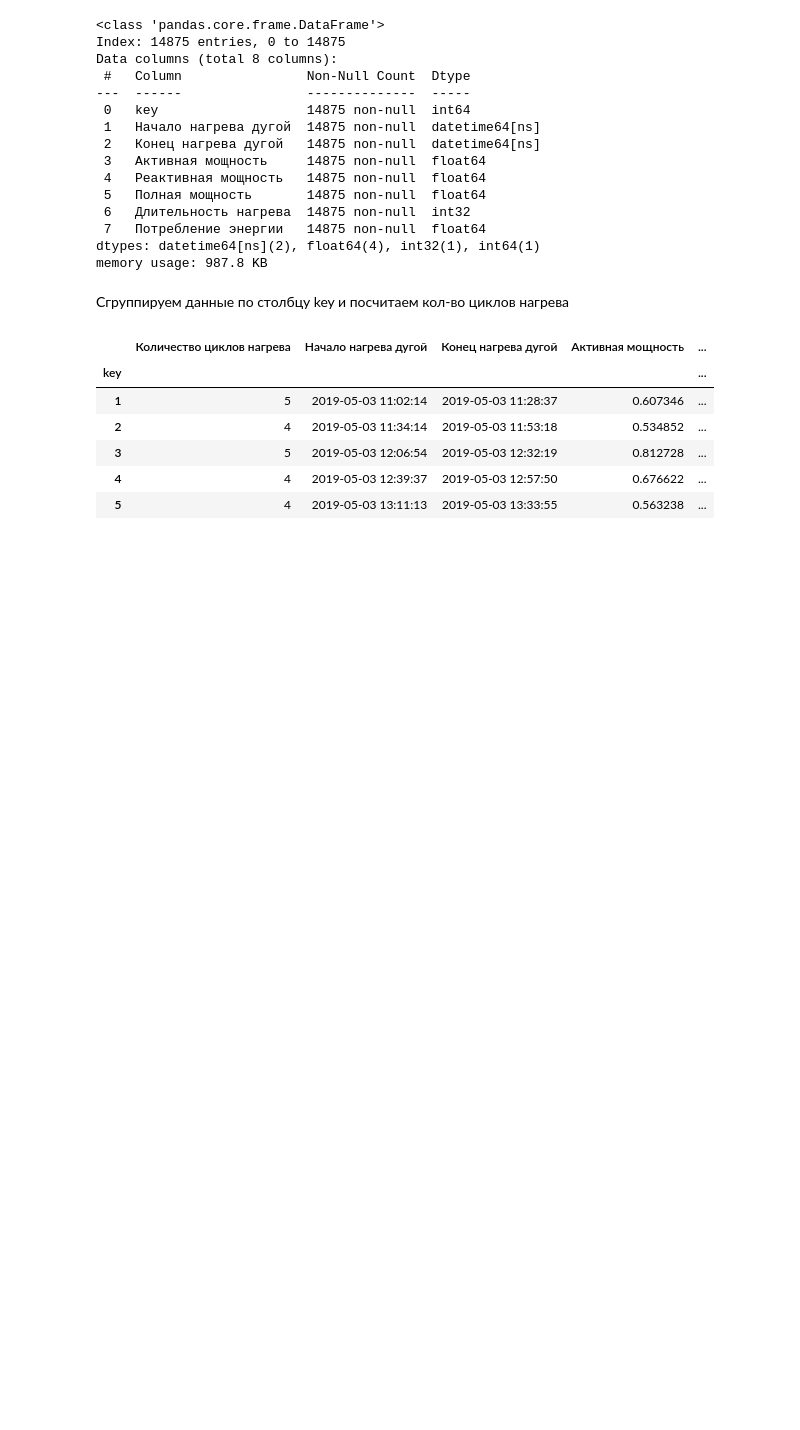
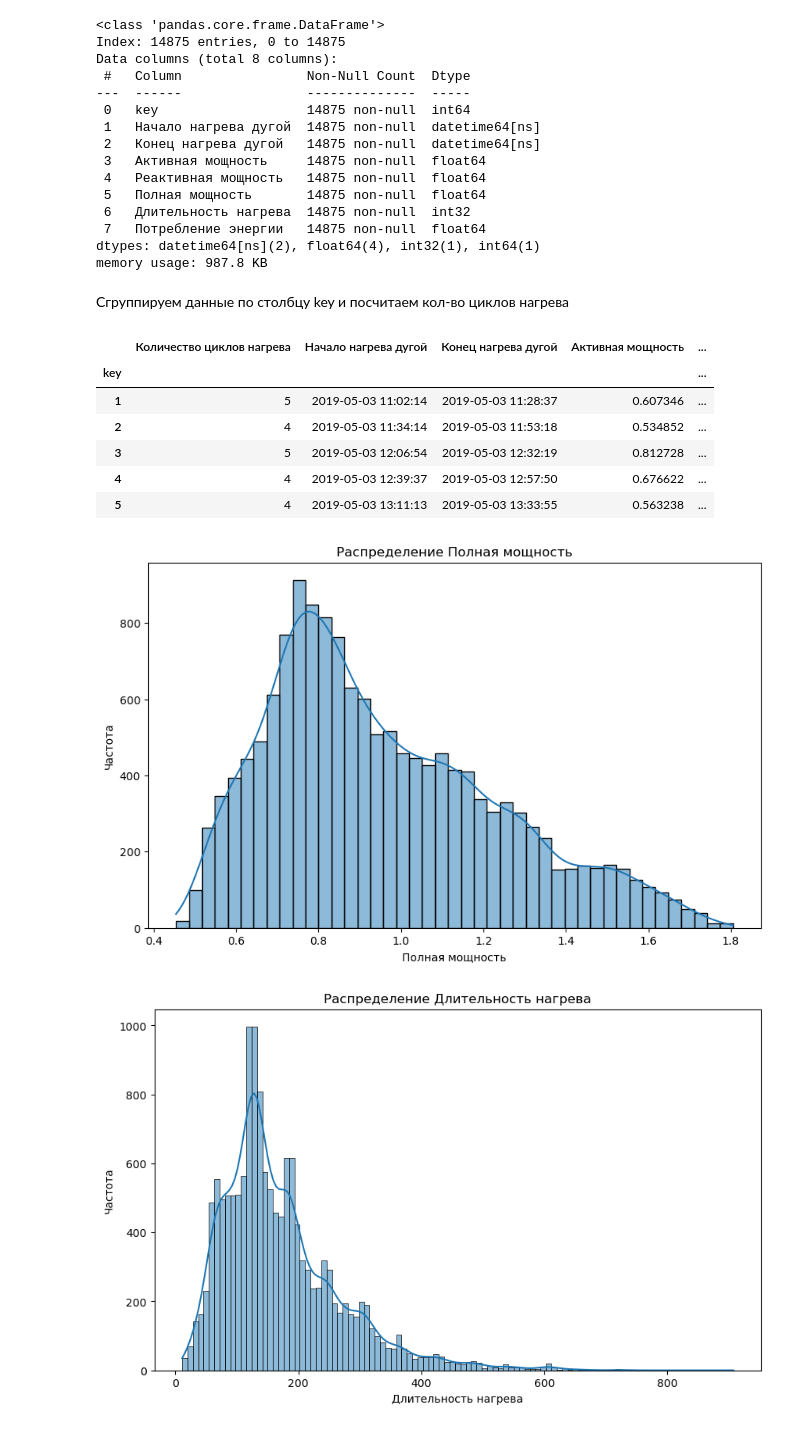
Before and after one commit to butuzovzeleboba/Industry, a Jupyter notebook: Industry.ipynb, the cells around one changed output. Saved outputs shown, nothing was run; the diff lists cells and outputs as text; code cells hidden in the pictures; blank space fills up the shorter version.

```diff
--- a/Industry.ipynb
+++ b/Industry.ipynb
@@ -737,3 +737,10 @@ grouped_data.head()
 | 3 | 5 | 2019-05-03 12:06:54 | 2019-05-03 12:32:19 | 0.812728 | ... |
 | 4 | 4 | 2019-05-03 12:39:37 | 2019-05-03 12:57:50 | 0.676622 | ... |
 | 5 | 4 | 2019-05-03 13:11:13 | 2019-05-03 13:33:55 | 0.563238 | ... |
+# %%
+columns_list=['Полная мощность', 'Длительность нагрева', 'Потребление энергии']
+# %%
+plot_histograms(data_arc_new, data_arc_new[columns_list])
+# %% [output]
+[figure, added]
+[figure, added]
```
Also changed, not shown: parts of 5 cells of this notebook.
